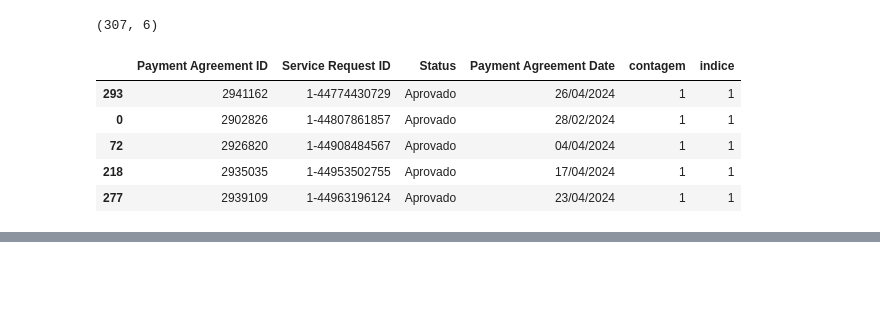
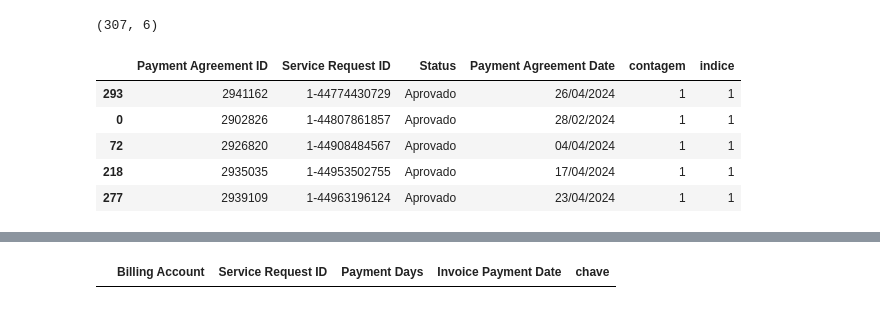
Before and after one commit to josepmatias/nos_reten-ao, a Jupyter notebook: actividades extra.ipynb, the cells around one changed output, grey strips where cells are left out. Cells and saved outputs as stored; diff of their text form; code cells hidden in the pictures; blank space fills up the shorter version.

```diff
--- a/actividades extra.ipynb
+++ b/actividades extra.ipynb
@@ -367,0 +420,16 @@ files.download("acordos de pagamento.xlsx")
+# %%
+#criar coluna "chave" em template_pagamentodb e erro_pagamento2
+
+def func_chave(db):
+  db["chave"]=db.apply(lambda i: "".join(i.values.astype("str")), axis=1)
+  return db["chave"]
+
+template_pagamentodb["chave"]=func_chave(template_pagamentodb)
+
+erro_pagamento2["chave"]=func_chave(erro_pagamento2.iloc[:, [0, 1, 2, 3]])
+# %%
+#print(template_pagamentodb.dtypes)
+lista_col=["Billing Account", "Service Request Id", "Payment Days", "Invoice Payment Date", "chave"]
+lista_form=["float64", "object", "int64", "datetime64[ns]", "object"]
+for col, form in zip(lista_col, lista_form):
+  erro_pagamento2[col]=erro_pagamento2[col].astype(form)
@@ -367,0 +454,13 @@ files.download("acordos de pagamento.xlsx")
+# %%
+
+lista_sr=erro_pagamento2.loc[erro_pagamento2.iloc[:, 4].isna()==False, "chave"]
+
+template_pagamentodb2=template_pagamentodb[template_pagamentodb["chave"].isin(lista_sr)]
+
+template_pagamentodb2.head()
+
+#print(erro_pagamento2.shape)
+
+#erro_pagamento2.iloc[:, 4].isna().sum()
+# %% [output]
+|  | Billing Account | Service Request ID | Payment Days | Invoice Payment Date | chave |
```
Also changed, not shown: parts of 5 cells of this notebook.
